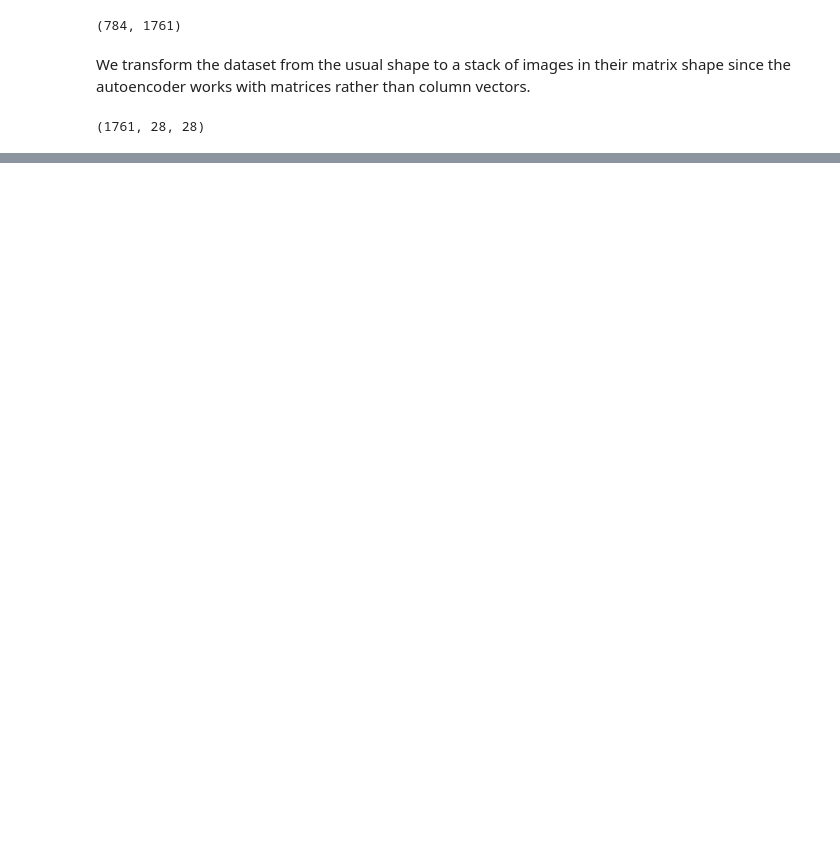
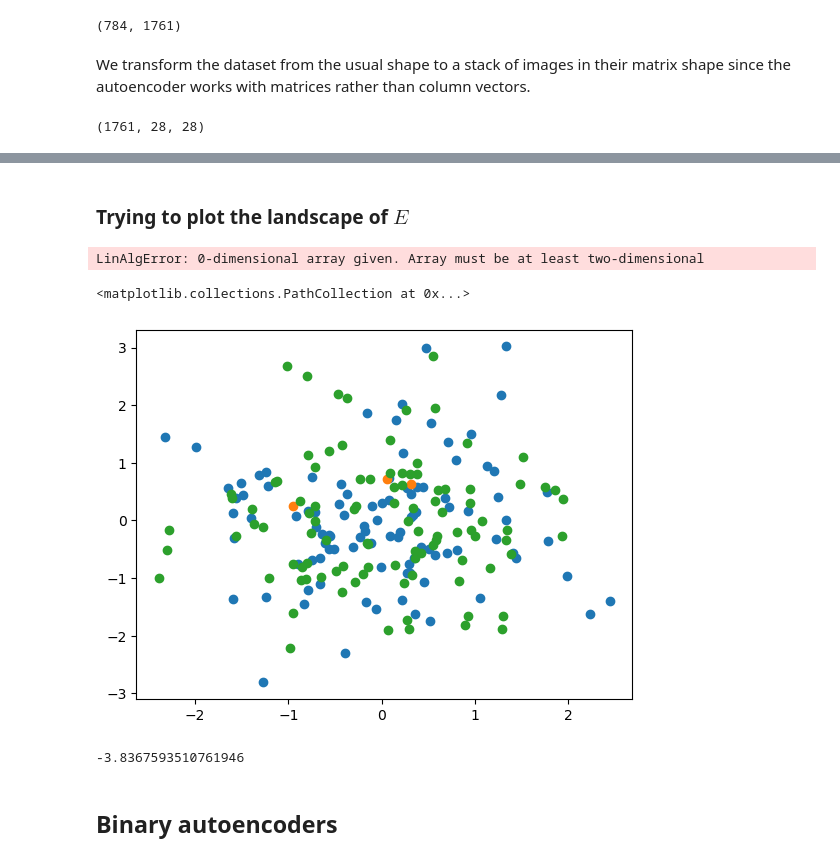
Before and after one commit to LorenzoBozzoni/Autoencoders, a Jupyter notebook: Autoenc_Modelling.ipynb, the cells around one changed output, grey strips where cells are left out. Saved outputs shown, nothing was run; the diff lists cells and outputs as text; code cells hidden in the pictures; blank space fills up the shorter version.

```diff
--- a/Autoenc_Modelling.ipynb
+++ b/Autoenc_Modelling.ipynb
@@ -191,0 +189,26 @@ for shape in tqdm(hidden_shapes_2):
+# %% [markdown]
+### Trying to plot the landscape of $E$
+# %%
+import numpy as np
+import plotly.graph_objects as go
+import matplotlib.pyplot as plt
+
+dataset = np.random.randn(10, 1)
+eigval, eigvec = np.linalg.eig(np.cov(dataset.T))
+eigval, eigvec
+# %% [output]
+LinAlgError: 0-dimensional array given. Array must be at least two-dimensional
+# %%
+plt.scatter(dataset[:,0], dataset[:,1])
+plt.scatter(eigvec[:,0], eigvec[:,1])
+new_dataset = dataset @ eigvec
+plt.scatter(new_dataset[:,0], new_dataset[:,1])
+# %% [output]
+<matplotlib.collections.PathCollection at 0x...>
+[figure, added]
+# %%
+np.sum(dataset - new_dataset)
+# %% [output]
+-3.8367593510761946
+# %% [markdown]
+## Binary autoencoders
```
Also changed, not shown: parts of 14 cells of this notebook, 36 other files.
